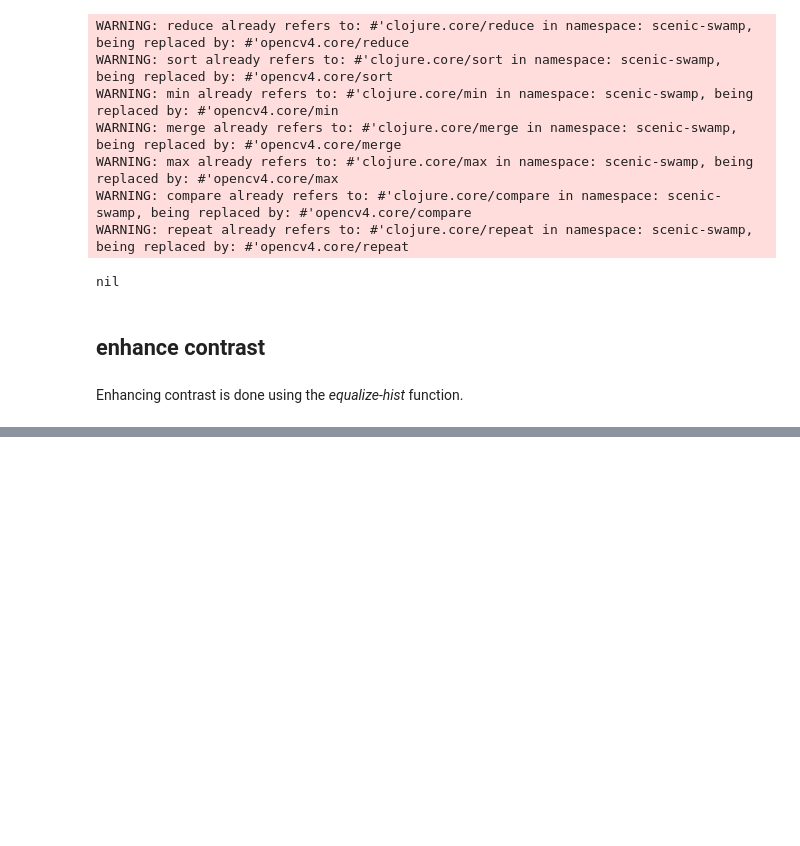
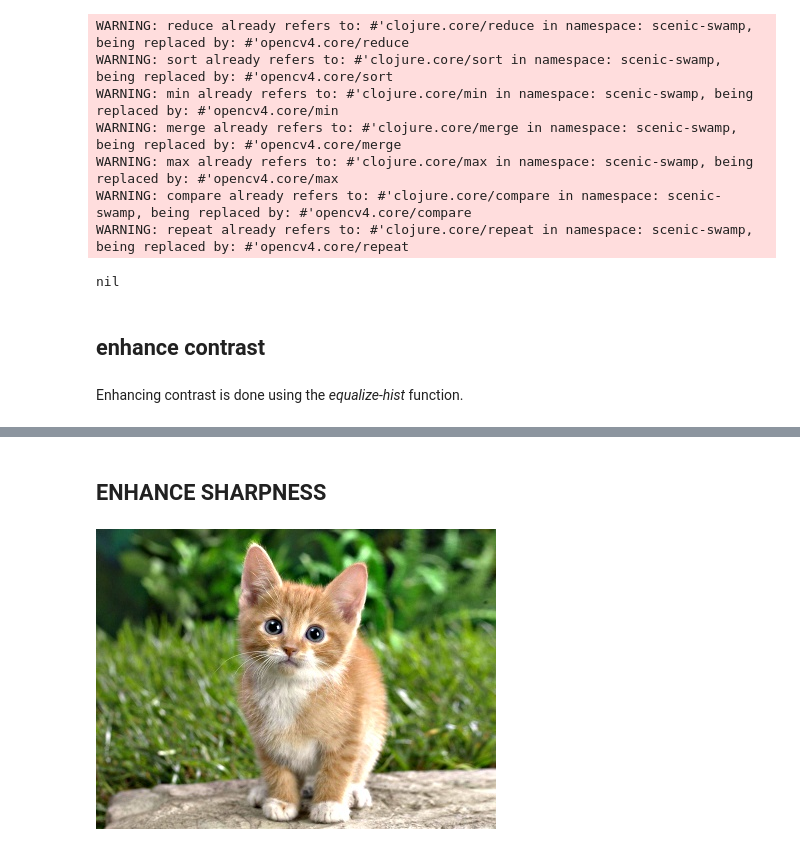
Before and after one commit to hellonico/origami-fun, a Jupyter notebook: jupyter/dip.ipynb, the cells around one changed output, grey strips where cells are left out. Saved outputs shown, nothing was run; the diff lists cells and outputs as text; code cells hidden in the pictures; blank space fills up the shorter version.

```diff
--- a/jupyter/dip.ipynb
+++ b/jupyter/dip.ipynb
@@ -93,0 +46,11 @@ Enhancing contrast is done using the *equalize-hist* function.
+# %% [markdown]
+## ENHANCE SHARPNESS
+# %%
+(def neko (imread "resources/images/cat.jpg" IMREAD_REDUCED_COLOR_4))
+(gaussian-blur neko dest (new-size 0 0) 10)
+; this adds two mats, each with a weighted value,
+; gamma(here 0) is then added
+(add-weighted neko 1.5 dest -0.5 0 dest)
+(u/>>> dest)
+# %% [output]
+[figure, added]
```
Also changed, not shown: parts of 13 cells of this notebook, 6 other files.
